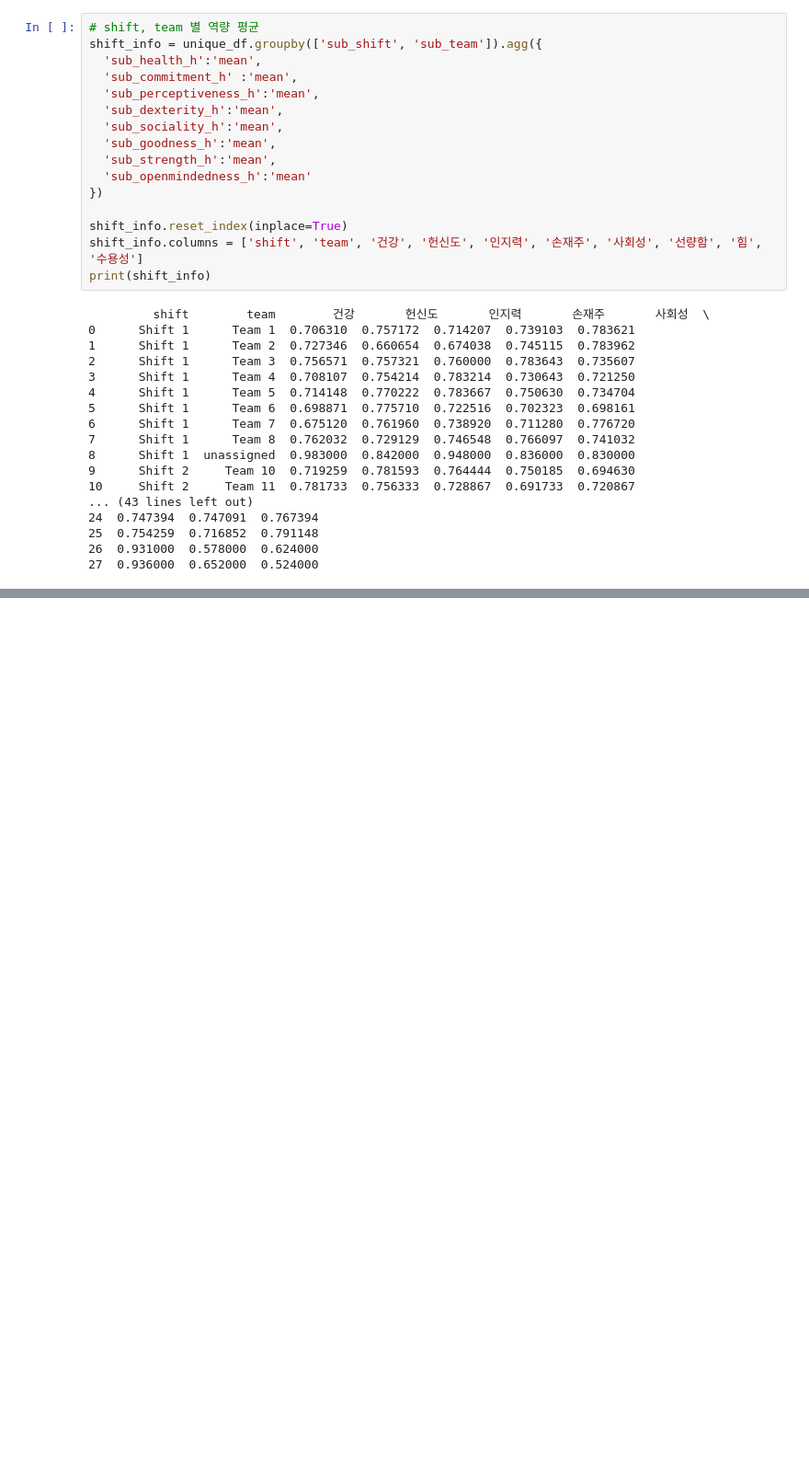
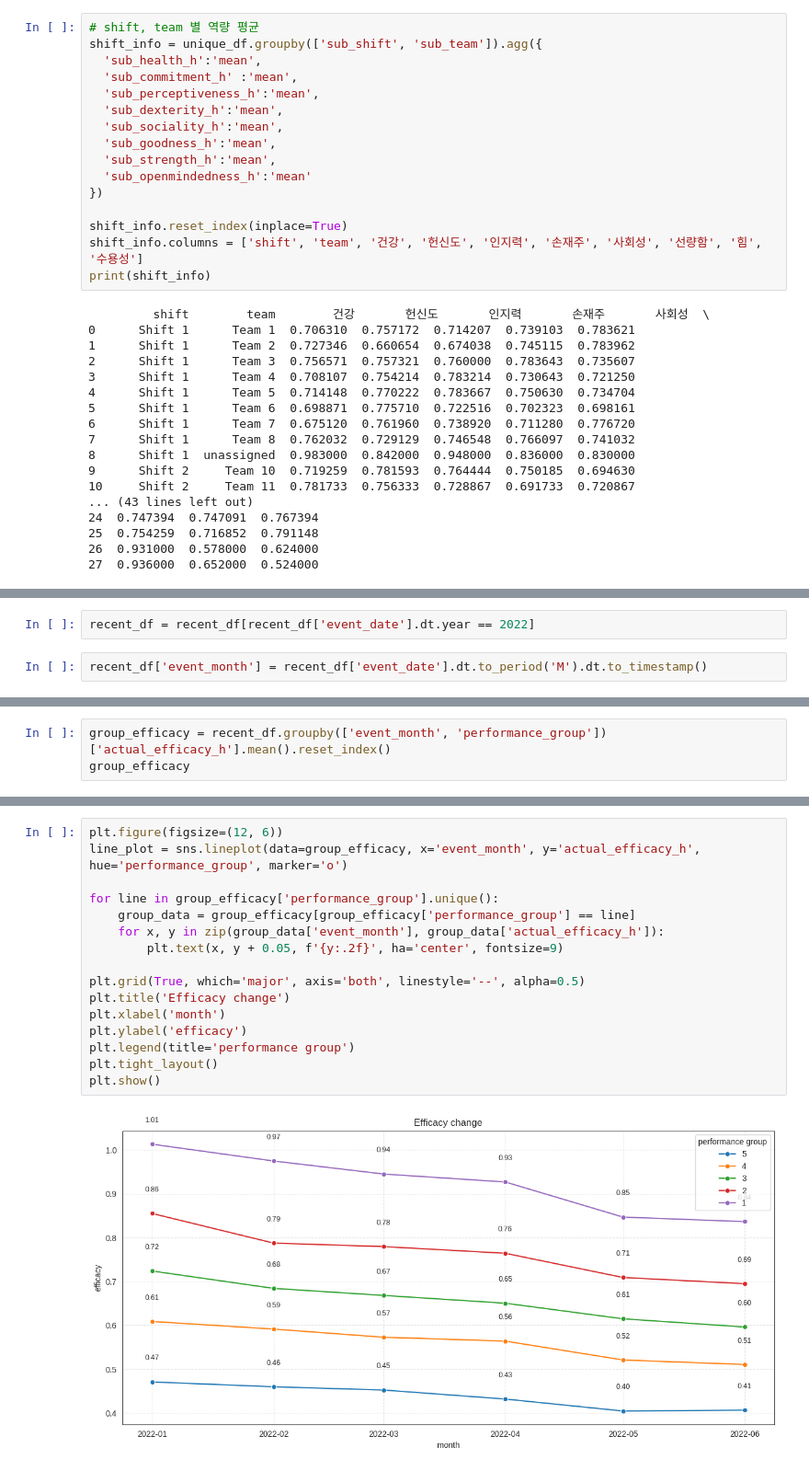
Before and after one commit to Myungbin-Choi/HR_profiling, a Jupyter notebook: profiling_HR.ipynb, the cells around one changed output, grey strips where cells are left out. Shown at 92% size. Saved outputs shown, nothing was run; the diff lists cells and outputs as text; blank space fills up the shorter version.

```diff
--- a/profiling_HR.ipynb
+++ b/profiling_HR.ipynb
@@ -175,0 +203,4 @@ print(shift_info)
+# %%
+recent_df = recent_df[recent_df['event_date'].dt.year == 2022]
+# %%
+recent_df['event_month'] = recent_df['event_date'].dt.to_period('M').dt.to_timestamp()
@@ -175,0 +213,3 @@ print(shift_info)
+# %%
+group_efficacy = recent_df.groupby(['event_month', 'performance_group'])['actual_efficacy_h'].mean().reset_index()
+group_efficacy
@@ -175,0 +234,18 @@ print(shift_info)
+# %%
+plt.figure(figsize=(12, 6))
+line_plot = sns.lineplot(data=group_efficacy, x='event_month', y='actual_efficacy_h', hue='performance_group', marker='o')
+
+for line in group_efficacy['performance_group'].unique():
+    group_data = group_efficacy[group_efficacy['performance_group'] == line]
+    for x, y in zip(group_data['event_month'], group_data['actual_efficacy_h']):
+        plt.text(x, y + 0.05, f'{y:.2f}', ha='center', fontsize=9)
+
+plt.grid(True, which='major', axis='both', linestyle='--', alpha=0.5)
+plt.title('Efficacy change')
+plt.xlabel('month')
+plt.ylabel('efficacy')
+plt.legend(title='performance group')
+plt.tight_layout()
+plt.show()
+# %% [output]
+[figure, added]
```
Also changed, not shown: parts of 132 cells of this notebook.
